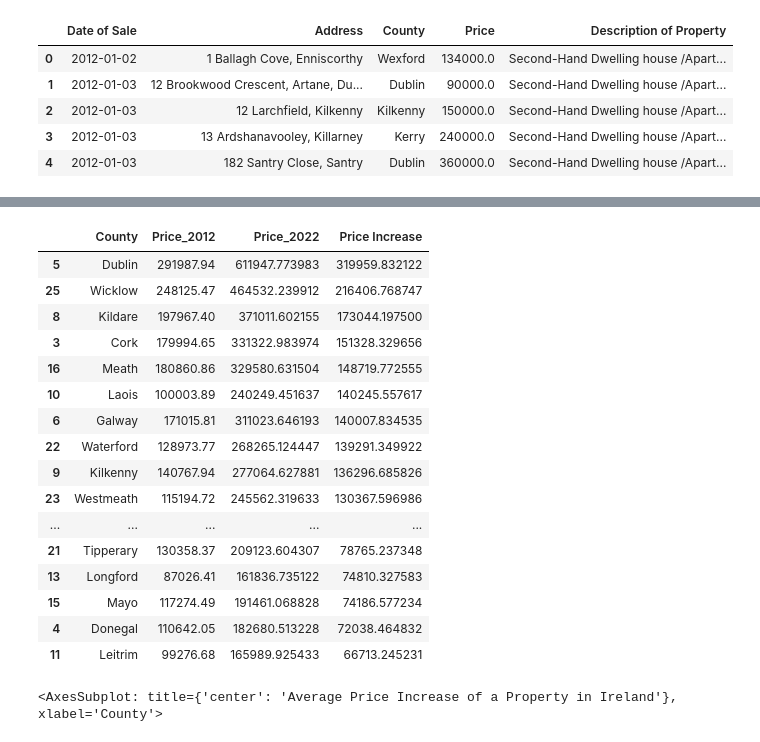
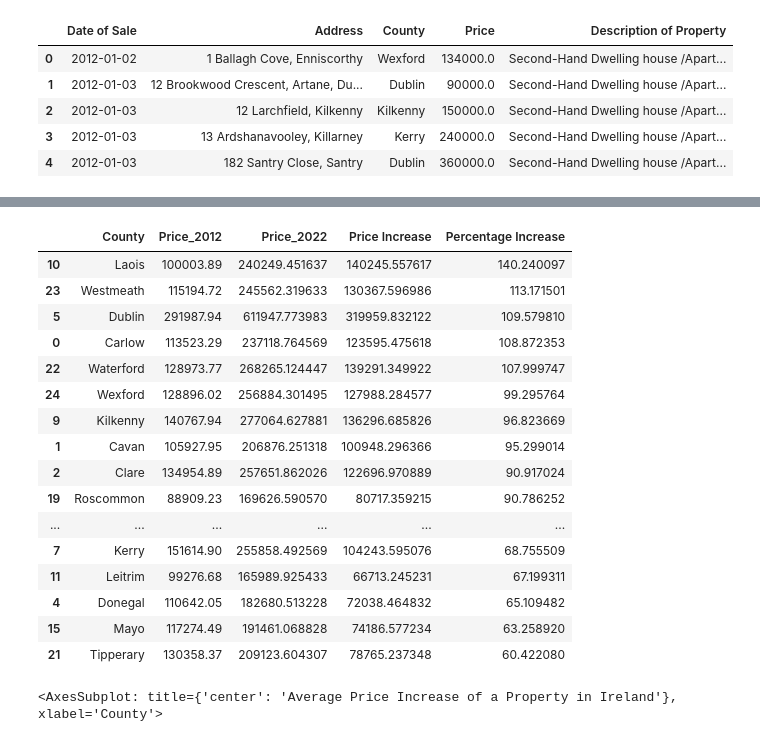
Before and after one commit to riverleejames/CostOfLivingIE, a Jupyter notebook: CostOfLiving/Project/housePrices.ipynb, the cells around one changed output, grey strips where cells are left out. Drawn from its saved outputs; the diff is of its cells as text; code cells hidden in the pictures.

```diff
--- a/CostOfLiving/Project/housePrices.ipynb
+++ b/CostOfLiving/Project/housePrices.ipynb
@@ -16,9 +16,10 @@ df.head()
 | 3 | 04/01/2010 | 1 The Haven, Mornington | Meath | NaN | 400,000.00 | No | No | ... |
 | 4 | 04/01/2010 | 11 Melville Heights, Kilkenny | Kilkenny | NaN | 160,000.00 | No | No | ... |
 # %%
-#Remove properties with prices that were not full market price and remove rows that contained a small amount of Irish language descriptions of properties.
+# Remove properties with prices that were not full market price and remove rows that contained a small amount of Irish language descriptions of properties.
 
 df = df[df['Not Full Market Price'] == 'No']
 df = df.drop('Not Full Market Price', axis=1)
-df = df[(df['Description of Property'] == 'Second-Hand Dwelling house /Apartment') | (df['Description of Property'] == 'New Dwelling house /Apartment')]
+df = df[(df['Description of Property'] == 'Second-Hand Dwelling house /Apartment')
+        | (df['Description of Property'] == 'New Dwelling house /Apartment')]
 # %%
@@ -31,7 +34,8 @@ df = df[(df['Date of Sale'] > '2012-01-01')].reset_index(drop=True)
 # Parse the price column from strings into floats.
 
 df['Price'] = df['Price'].apply(lambda x: x.lstrip('\x80'))
-df['Price'] = df['Price'].apply(lambda x: float(x.split()[0].replace(',', ''))).astype(float)
+df['Price'] = df['Price'].apply(lambda x: float(
+    x.split()[0].replace(',', ''))).astype(float)
 # %%
 # remove 'Eircode' column as it is not needed for this analysis.
 # remove 'VAT Exclusive' column as it is not needed for this analysis.
@@ -90,45 +96,52 @@ for county in df['County'].unique():
 ... (14 outputs left out)
 # %%
-#which county has the highest average price increase between 2012 and 2022?
+# which county has the highest average price increase between 2012 and 2022?
 
 df_2012 = df[df['Year'] == 2012]
 df_2022 = df[df['Year'] == 2022]
 
 df_2012 = df_2012.groupby('County')['Price'].mean().reset_index()
 df_2022 = df_2022.groupby('County')['Price'].mean().reset_index()
 
 df_2012 = df_2012.rename(columns={'Price': 'Price_2012'})
 df_2022 = df_2022.rename(columns={'Price': 'Price_2022'})
 
 df_2012_2022 = pd.merge(df_2012, df_2022, on='County')
 
-df_2012_2022['Price Increase'] = df_2012_2022['Price_2022'] - df_2012_2022['Price_2012']
+df_2012_2022['Price Increase'] = df_2012_2022['Price_2022'] - \
+    df_2012_2022['Price_2012']
 
 df_2012_2022.sort_values('Price Increase', ascending=False).head(26)
 
+# add column to df_2012_2022 to show the percentage increase in price between 2012 and 2022
 
-#format each column to decimal two places
-
-df_2012_2022['Price_2012'] = df_2012_2022['Price_2012'].apply(lambda x: '{:.2f}'.format(x))
+df_2012_2022['Percentage Increase'] = (
+    df_2012_2022['Price Increase'] / df_2012_2022['Price_2012']) * 100
 
 
-df_2012_2022.sort_values('Price Increase', ascending=False).head(26)
+# format each column to decimal two places
+
+df_2012_2022['Price_2012'] = df_2012_2022['Price_2012'].apply(
+    lambda x: '{:.2f}'.format(x))
+
+
+df_2012_2022.sort_values('Percentage Increase', ascending=False).head(26)
 # %% [output]
-|  | County | Price_2012 | Price_2022 | Price Increase |
-| 5 | Dublin | 291987.94 | 611947.773983 | 319959.832122 |
-| 25 | Wicklow | 248125.47 | 464532.239912 | 216406.768747 |
-| 8 | Kildare | 197967.40 | 371011.602155 | 173044.197500 |
-| 3 | Cork | 179994.65 | 331322.983974 | 151328.329656 |
-| 16 | Meath | 180860.86 | 329580.631504 | 148719.772555 |
-| 10 | Laois | 100003.89 | 240249.451637 | 140245.557617 |
-| 6 | Galway | 171015.81 | 311023.646193 | 140007.834535 |
-| 22 | Waterford | 128973.77 | 268265.124447 | 139291.349922 |
-| 9 | Kilkenny | 140767.94 | 277064.627881 | 136296.685826 |
-| 23 | Westmeath | 115194.72 | 245562.319633 | 130367.596986 |
-| ... | ... | ... | ... | ... |
-| 21 | Tipperary | 130358.37 | 209123.604307 | 78765.237348 |
-| 13 | Longford | 87026.41 | 161836.735122 | 74810.327583 |
-| 15 | Mayo | 117274.49 | 191461.068828 | 74186.577234 |
-| 4 | Donegal | 110642.05 | 182680.513228 | 72038.464832 |
-| 11 | Leitrim | 99276.68 | 165989.925433 | 66713.245231 |
+|  | County | Price_2012 | Price_2022 | Price Increase | Percentage Increase |
+| 10 | Laois | 100003.89 | 240249.451637 | 140245.557617 | 140.240097 |
+| 23 | Westmeath | 115194.72 | 245562.319633 | 130367.596986 | 113.171501 |
+| 5 | Dublin | 291987.94 | 611947.773983 | 319959.832122 | 109.579810 |
+| 0 | Carlow | 113523.29 | 237118.764569 | 123595.475618 | 108.872353 |
+| 22 | Waterford | 128973.77 | 268265.124447 | 139291.349922 | 107.999747 |
+| 24 | Wexford | 128896.02 | 256884.301495 | 127988.284577 | 99.295764 |
+| 9 | Kilkenny | 140767.94 | 277064.627881 | 136296.685826 | 96.823669 |
+| 1 | Cavan | 105927.95 | 206876.251318 | 100948.296366 | 95.299014 |
+| 2 | Clare | 134954.89 | 257651.862026 | 122696.970889 | 90.917024 |
+| 19 | Roscommon | 88909.23 | 169626.590570 | 80717.359215 | 90.786252 |
+| ... | ... | ... | ... | ... | ... |
+| 7 | Kerry | 151614.90 | 255858.492569 | 104243.595076 | 68.755509 |
+| 11 | Leitrim | 99276.68 | 165989.925433 | 66713.245231 | 67.199311 |
+| 4 | Donegal | 110642.05 | 182680.513228 | 72038.464832 | 65.109482 |
+| 15 | Mayo | 117274.49 | 191461.068828 | 74186.577234 | 63.258920 |
+| 21 | Tipperary | 130358.37 | 209123.604307 | 78765.237348 | 60.422080 |
 # %%
```
Also changed, not shown: parts of 6 cells of this notebook, 15 other files.
